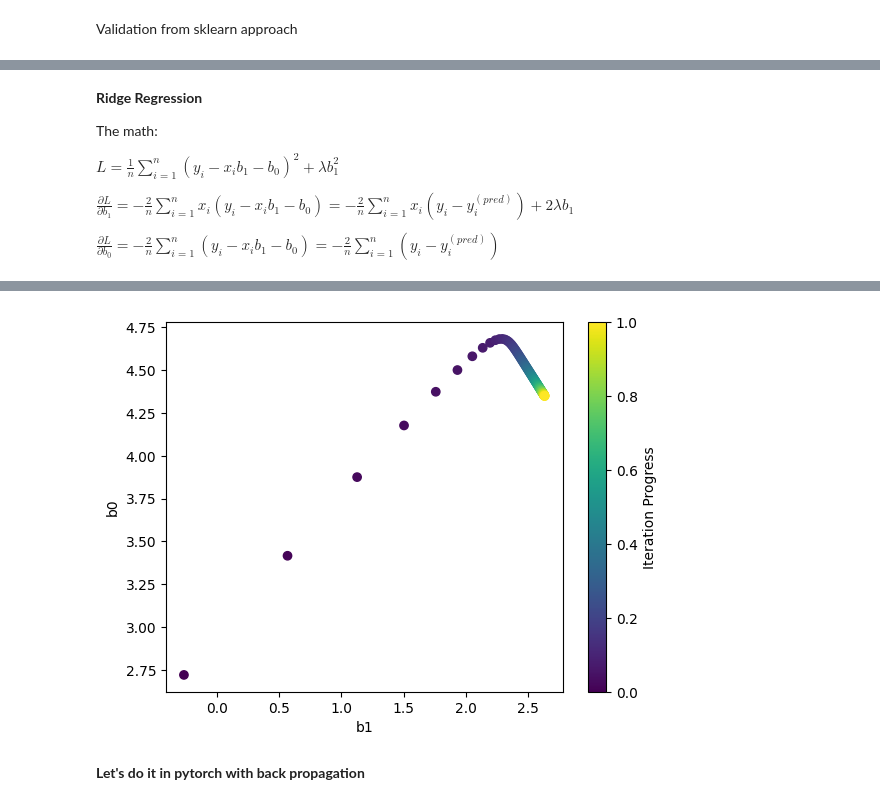
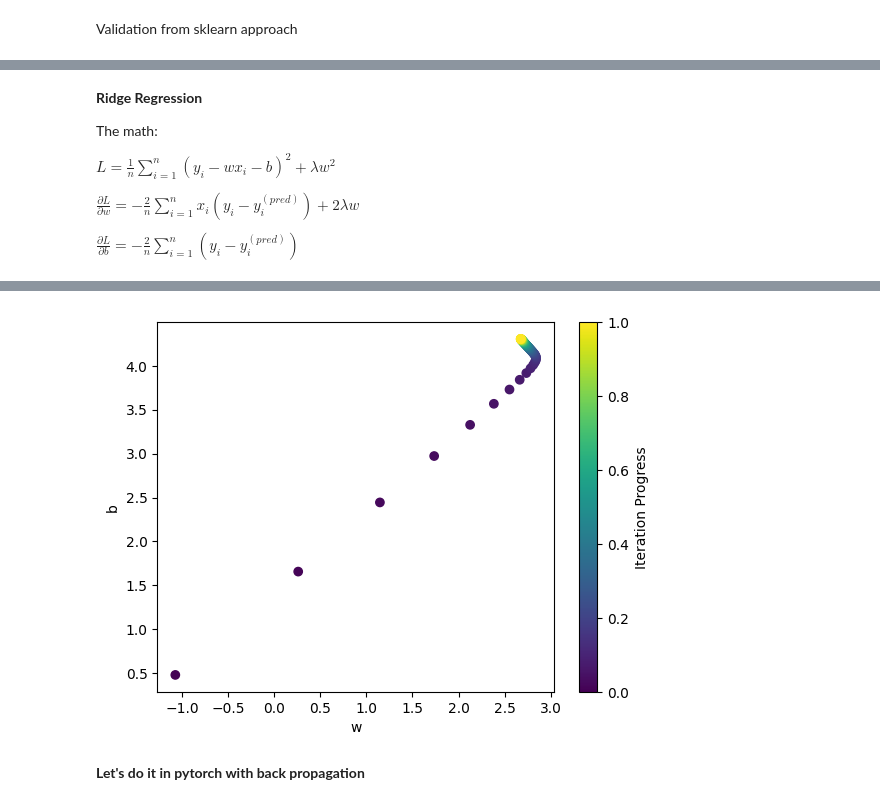
Before and after one commit to lhlich/ml_coding, a Jupyter notebook: classic_ml/linear_regression_gradient_descent.ipynb, the cells around one changed output, grey strips where cells are left out. Saved outputs shown, nothing was run; the diff lists cells and outputs as text; code cells hidden in the pictures.

Commit message:
update grad descent and add notebook for gradient computation

```diff
--- a/classic_ml/linear_regression_gradient_descent.ipynb
+++ b/classic_ml/linear_regression_gradient_descent.ipynb
@@ -12,10 +12,10 @@ X = 2 * np.random.rand(m, 1)
 
 # we'll never know the ground truth of nosie_sigma, b1 or b0
 noise_sigma = 0.5
-b1 = 3
-b0 = 4
+w = 3
+b = 4
 
-y = b0 + b1 * X + noise_sigma * np.random.randn(m, 1)
+y = b + w * X + noise_sigma * np.random.randn(m, 1)
 
 plt.scatter(X, y)
 plt.show()
@@ -150,17 +150,15 @@ b0 from training [4.10331641], b0 ground truth 4
 The math:
 
 $
-L = \frac{1}{n}\sum_{i=1}^n(y_i-x_{i}b_1 - b_0)^2 + \lambda b_1^2
+L = \frac{1}{n}\sum_{i=1}^n(y_i-wx_{i} - b)^2 + \lambda w^2
 $
 
 $
-\frac{\partial L}{\partial b_1} = -\frac{2}{n}\sum_{i=1}^n x_{i}(y_i-x_{i}b_1 - b_0)
-= -\frac{2}{n}\sum_{i=1}^n x_{i}(y_i-y_{i}^{(pred)}) + 2\lambda b_1
+\frac{\partial L}{\partial w} = -\frac{2}{n}\sum_{i=1}^n x_{i}(y_i-y_{i}^{(pred)}) + 2\lambda w
 $
 
 $
-\frac{\partial L}{\partial b_0} = -\frac{2}{n}\sum_{i=1}^n (y_i-x_{i}b_1 - b_0)
-= -\frac{2}{n}\sum_{i=1}^n (y_i-y_{i}^{(pred)})
+\frac{\partial L}{\partial b} = -\frac{2}{n}\sum_{i=1}^n (y_i-y_{i}^{(pred)})
 $
 # %%
 from typing import List
@@ -170,42 +168,42 @@ max_epochs = 100
 learning_rate = 0.08
 Lambda = 0.03
 
-b_gd = np.random.randn(2, 1) # [b1, b0]
+params = np.random.randn(2, 1) # [w, b]
 loss = []
-b_gd_history = [b_gd.copy()]
+params_history = [params.copy()]
 for i in range(1, max_epochs+1):
-    b1_gd, b0_gd = b_gd.reshape(2)
-    pred = X * b1_gd + b0_gd
+    w_gd, b_gd = params
+    pred = X * w_gd + b_gd
     loss.append(MSE(y, pred))
 
-    dLdb1 = (-2/m) * np.sum(X*(y-pred)) + 2 * Lambda * b1_gd
-    dLdb0 = (-2/m) * np.sum(y-pred)
+    dLdw = (-2/m) * np.sum(X*(y-pred)) + 2 * Lambda * w_gd
+    dLdw = dLdw[0]
+    dLdb = (-2/m) * np.sum(y-pred)
+    gradient = np.array([dLdw, dLdb]).reshape(2, 1)
 
-    gradient = np.array([dLdb1, dLdb0]).reshape(2, 1)
-
-    b_gd -= learning_rate*gradient
-    b_gd_history.append(b_gd.copy())
+    params -= learning_rate*gradient
+    params_history.append(params.copy())
 
     if i%20 == 0:
         print(f'At epoch {i}, loss {loss[-1]}')
 
-print(f"MSE: {MSE(y, X * b1_gd + b0_gd)}")
-print(f'b1 from training {b1_gd}, b1 ground truth {b1}')
-print(f'b0 from training {b0_gd}, b0 ground truth {b0}')
+print(f"MSE: {MSE(y, X * w + b)}")
+print(f'w from training {w_gd}, ground truth {w}')
+print(f'b from training {b_gd}, ground truth {b}')
 
 
 
 # Visualize the evolution of b_gd over time
-b_gd_history = np.hstack(b_gd_history)  # Stack history horizontally for plotting
+params_history = np.hstack(params_history)  # Stack history horizontally for plotting
 
 # Create a colormap based on iteration index
-num_points = len(b_gd_history[0, :])  # Number of points in history
+num_points = len(params_history[0, :])  # Number of points in history
 iterations = np.linspace(0, 1, num_points)  # Create a normalized array for the colormap
 colors = plt.cm.viridis(iterations)  # Use a colormap (viridis)
 
-plt.scatter(b_gd_history[0, :], b_gd_history[1, :], c=iterations, cmap='viridis')
+plt.scatter(params_history[0, :], params_history[1, :], c=iterations, cmap='viridis')
 plt.colorbar(label='Iteration Progress')  # Add colorbar to show iteration progress
-plt.xlabel('b1')
-plt.ylabel('b0')
+plt.xlabel('w')
+plt.ylabel('b')
 plt.show()
 # %% [output]
@@ -220,4 +218,4 @@ b0 from training 4.349799185111181, b0 ground truth 4
-[figure, old version]
+[figure, new version]
 # %% [markdown]
 **Let's do it in pytorch with back propagation**
 # %%
```
Also changed, not shown: parts of 8 cells of this notebook, 3 other files.
